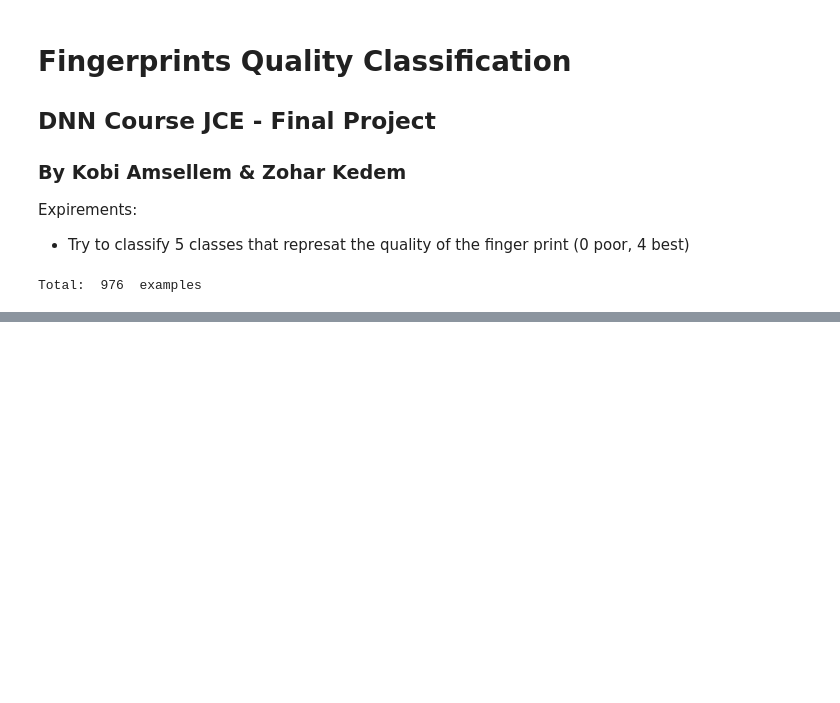
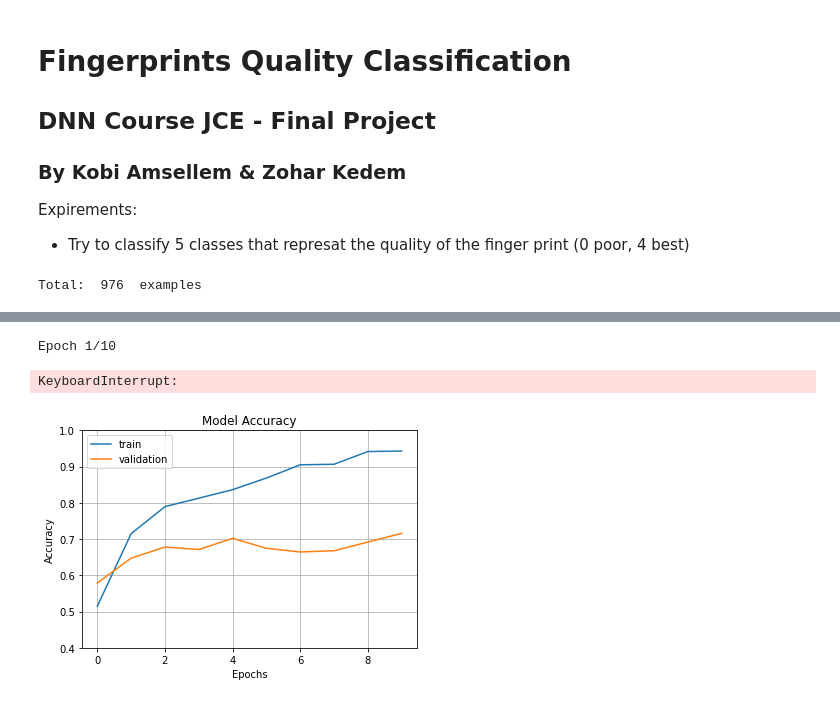
Before and after one commit to KobiAms/FingerprintsQuality, a Jupyter notebook: FP_classification.ipynb, the cells around one changed output, grey strips where cells are left out. Cells and saved outputs as stored; diff of their text form; code cells hidden in the pictures; blank space fills up the shorter version.

Commit message:
resnet50 with dense to 5

```diff
--- a/FP_classification.ipynb
+++ b/FP_classification.ipynb
@@ -126,7 +66,0 @@ ________________________________________________________________________________
-# %%
-model = tf.keras.models.Sequential()
-model.add(res_net)
-model.add(tf.keras.layers.Flatten())
-model.add(tf.keras.layers.Dense(10, activation='softmax'))
-model.compile(optimizer="adam", loss="mse")
-model.fit(train_ds, epochs=1, verbose=0)
@@ -135,0 +67,16 @@ KeyboardInterrupt:
+# %%
+resnet_model = tf.keras.Sequential()
+
+pretrained_model= tf.keras.applications.ResNet50(include_top=False,
+                   input_shape=(180,180,3),
+                   pooling='avg',classes=5,
+                   weights='imagenet')
+for layer in pretrained_model.layers:
+        layer.trainable=False
+
+resnet_model.add(pretrained_model)
+# %%
+resnet_model.add(tf.keras.layers.Flatten())
+# resnet_model.add(tf.keras.layers.Dense(512, activation='relu'))
+resnet_model.add(tf.keras.layers.Dense(5, activation='softmax'))
+resnet_model.summary()
@@ -135,0 +101,20 @@ KeyboardInterrupt:
+# %%
+resnet_model.compile(optimizer=Adam(lr=0.001),loss='categorical_crossentropy',metrics=['accuracy'])
+
+history = resnet_model.fit(train_ds, validation_data=val_ds, epochs=10)
+# %% [output]
+Epoch 1/10
+KeyboardInterrupt:
+# %%
+fig1 = plt.gcf()
+plt.plot(history.history['accuracy'])
+plt.plot(history.history['val_accuracy'])
+plt.axis(ymin=0.4,ymax=1)
+plt.grid()
+plt.title('Model Accuracy')
+plt.ylabel('Accuracy')
+plt.xlabel('Epochs')
+plt.legend(['train', 'validation'])
+plt.show()
+# %% [output]
+[figure, added]
```
Also changed, not shown: parts of 9 cells of this notebook.
